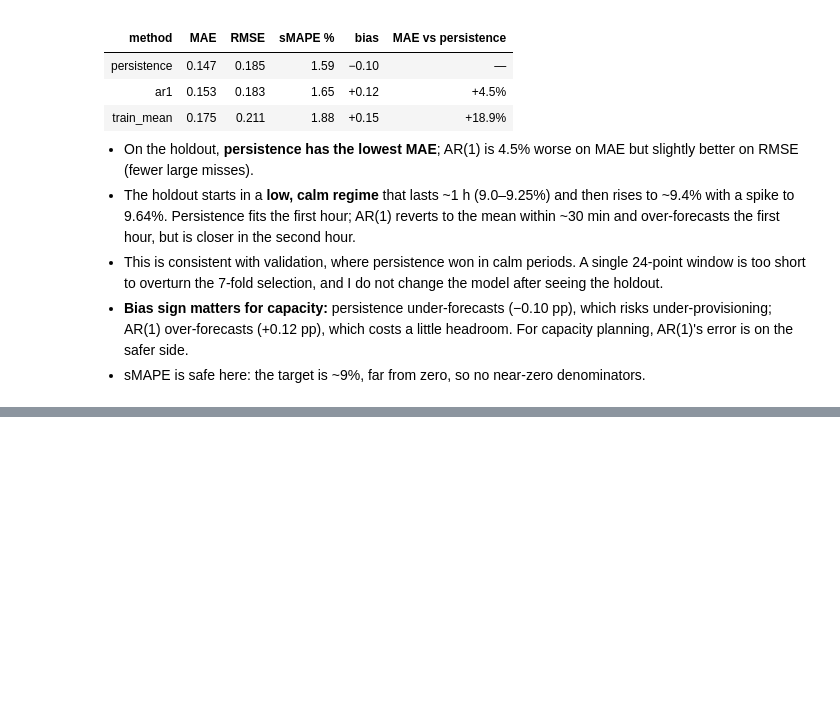
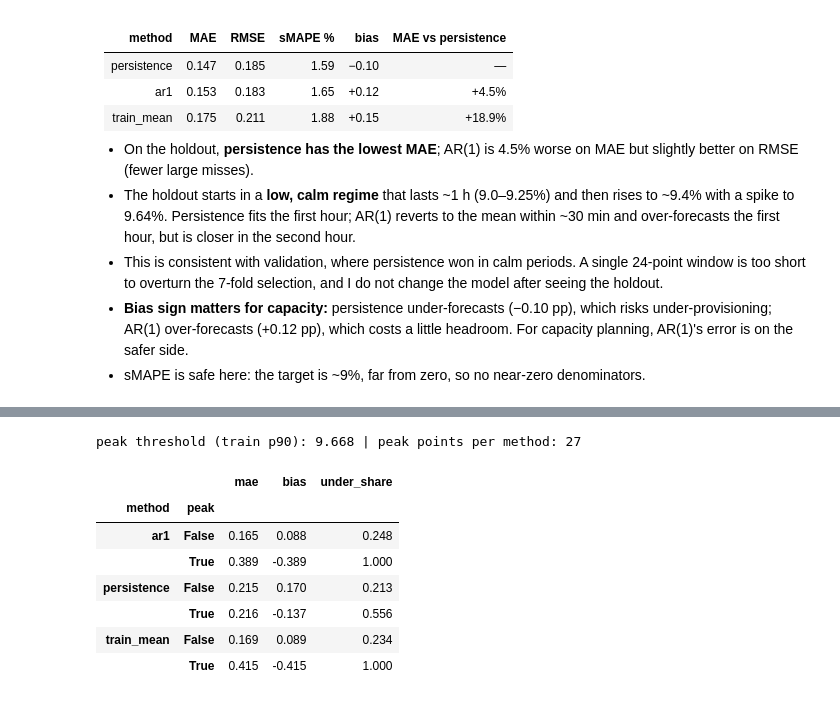
Before and after one commit to Akillot/forecasting-challenge, a Jupyter notebook: notebooks/02_forecasting.ipynb, the cells around one changed output, grey strips where cells are left out. Cells and saved outputs as stored; diff of their text form; code cells hidden in the pictures; blank space fills up the shorter version.

```diff
--- a/notebooks/02_forecasting.ipynb
+++ b/notebooks/02_forecasting.ipynb
@@ -184,0 +219,21 @@ a little headroom. For capacity planning, AR(1)'s error is on the safer side.
+# %%
+peak_thr = train[TARGET].quantile(0.9)
+steps["peak"] = steps["y"] > peak_thr
+n_peak = steps.loc[steps["method"] == "ar1", "peak"].sum()
+print(f"peak threshold (train p90): {peak_thr:.3f} | peak points per method: {n_peak}")
+
+steps.groupby(["method", "peak"]).agg(
+    mae=("abs_err", "mean"),
+    bias=("err", "mean"),
+    under_share=("err", lambda e: (e < 0).mean()),
+).round(3)
+# %% [output]
+peak threshold (train p90): 9.668 | peak points per method: 27
+|  |  | mae | bias | under_share |
+| method | peak |  |  |  |
+| ar1 | False | 0.165 | 0.088 | 0.248 |
+|  | True | 0.389 | -0.389 | 1.000 |
+| persistence | False | 0.215 | 0.170 | 0.213 |
+|  | True | 0.216 | -0.137 | 0.556 |
+| train_mean | False | 0.169 | 0.089 | 0.234 |
+|  | True | 0.415 | -0.415 | 1.000 |
```
Also changed, not shown: parts of 4 cells of this notebook.
